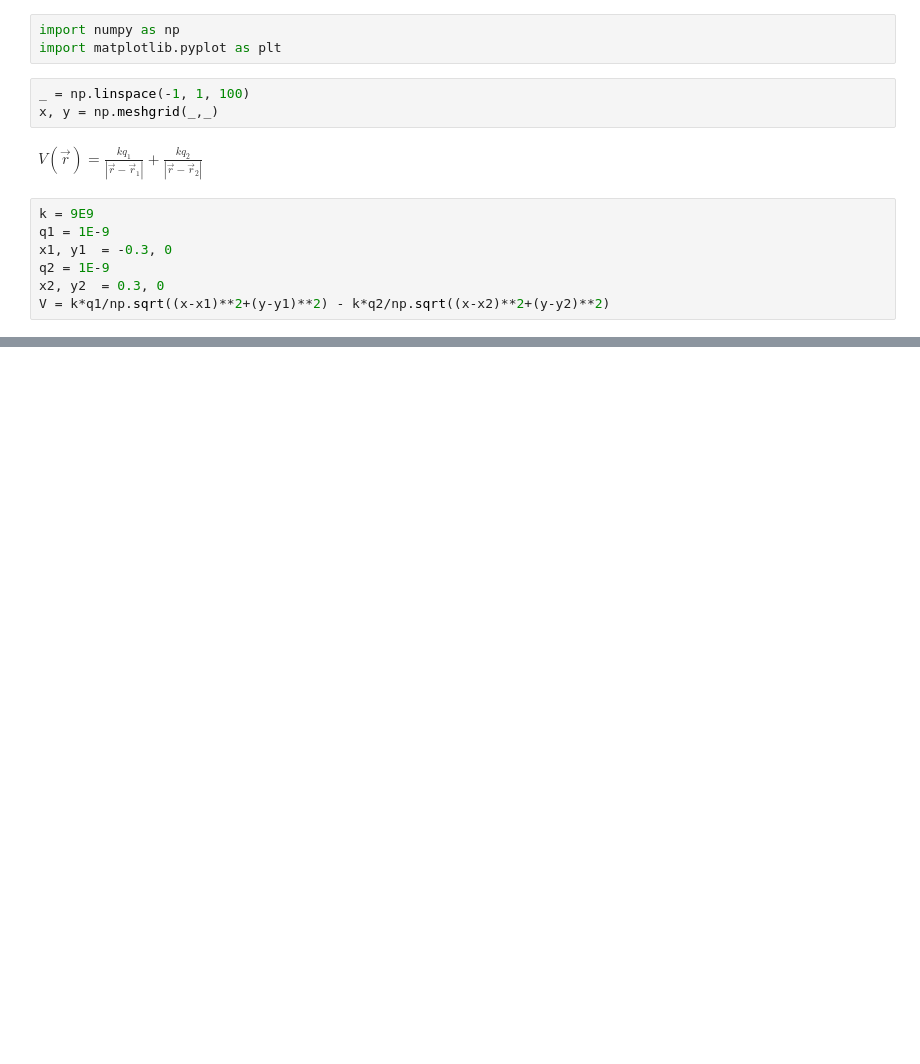
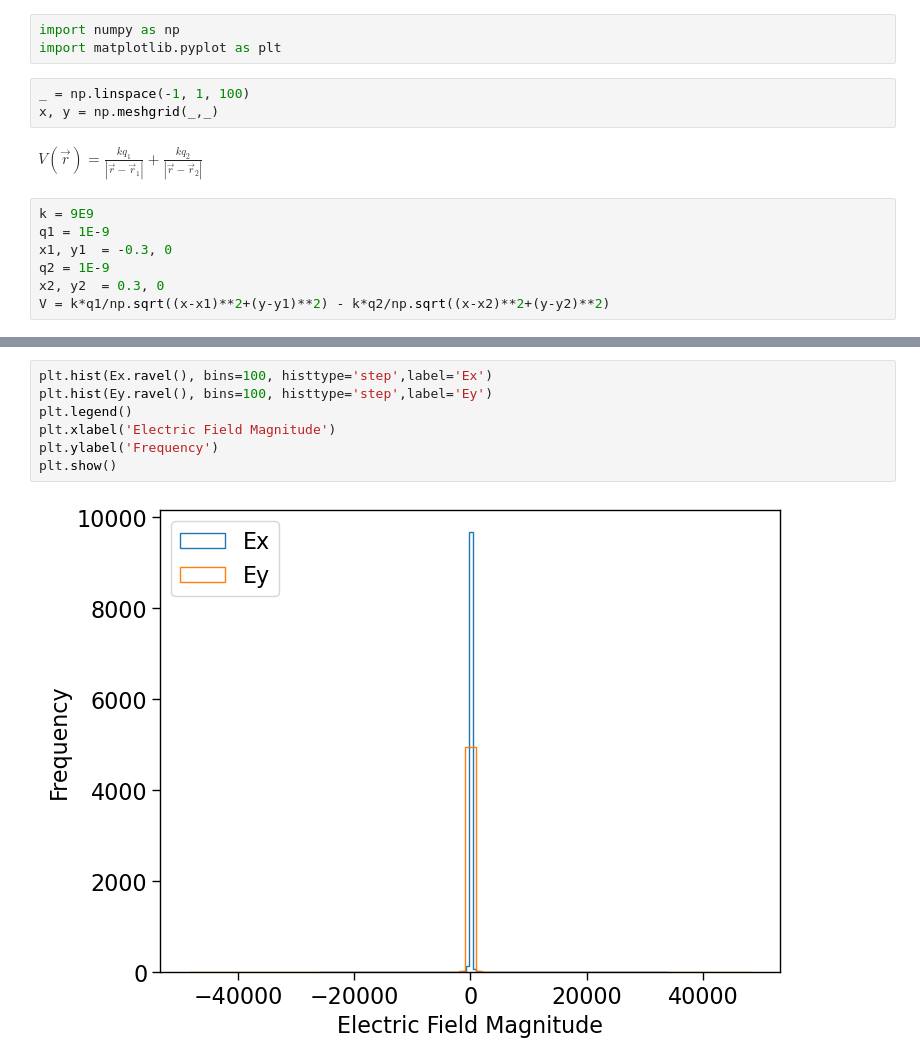
Before and after one commit to hezy/Electromagnetism, a Jupyter notebook: electric_dipole.ipynb, the cells around one changed output, grey strips where cells are left out. Drawn from its saved outputs; the diff is of its cells as text; blank space fills up the shorter version.

```diff
--- a/electric_dipole.ipynb
+++ b/electric_dipole.ipynb
@@ -44,0 +59,9 @@ Text(0, 0.5, 'Vertical Position [m]')
+# %%
+plt.hist(Ex.ravel(), bins=100, histtype='step',label='Ex')
+plt.hist(Ey.ravel(), bins=100, histtype='step',label='Ey')
+plt.legend()
+plt.xlabel('Electric Field Magnitude')
+plt.ylabel('Frequency')
+plt.show()
+# %% [output]
+[figure, added]
```
Also changed, not shown: parts of 12 cells of this notebook, 1 other file.
